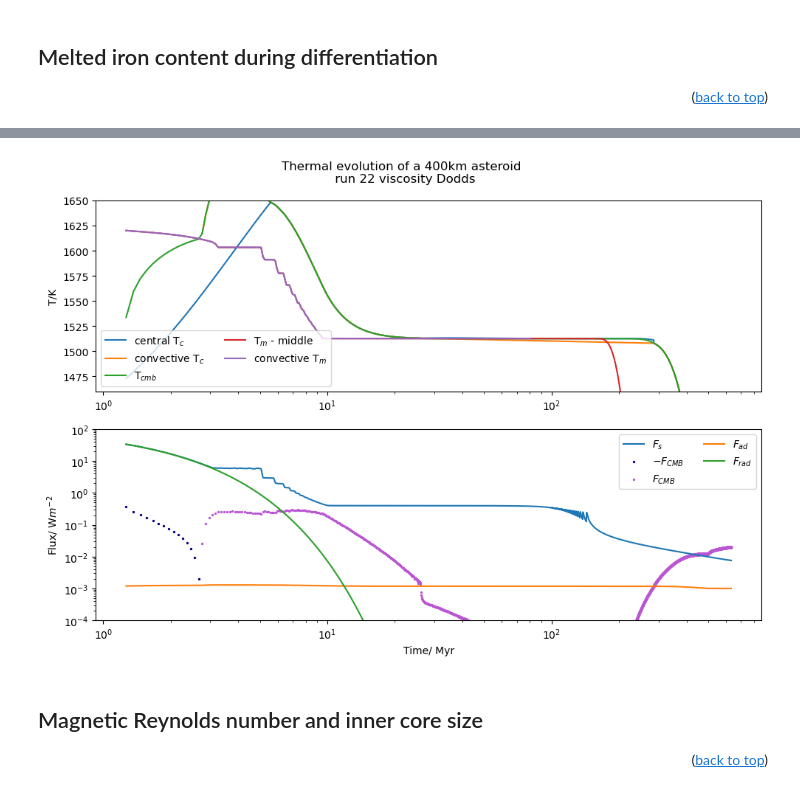
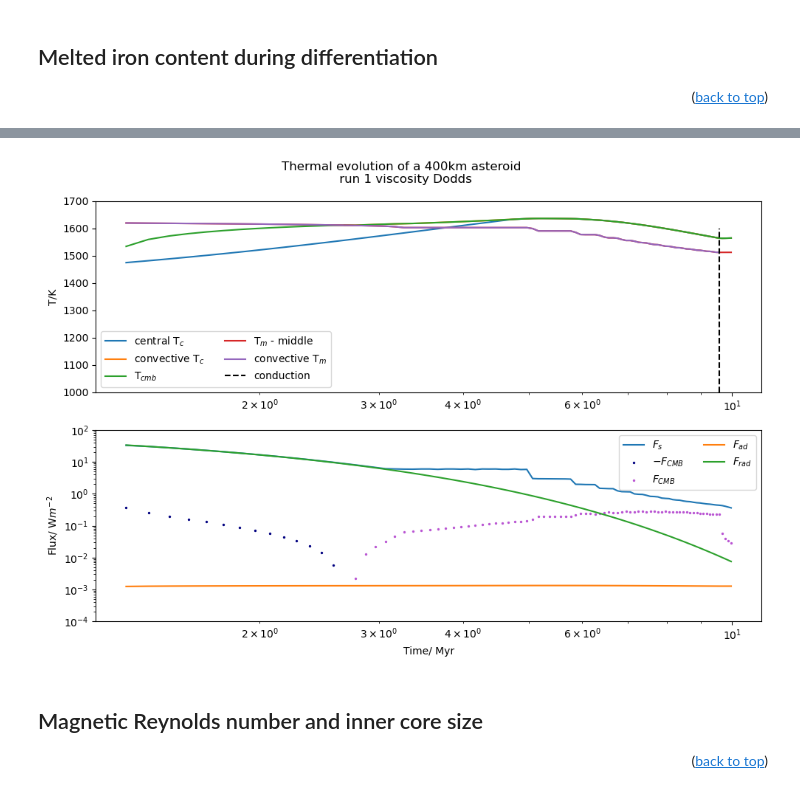
Before and after one commit to Hannah-RS/planetesimal-magnetic-history, a Jupyter notebook: Plotting_scripts/plot_combined.ipynb, the cells around one changed output, grey strips where cells are left out. Cells and saved outputs as stored; diff of their text form; code cells hidden in the pictures.

```diff
--- a/Plotting_scripts/plot_combined.ipynb
+++ b/Plotting_scripts/plot_combined.ipynb
@@ -33,9 +33,9 @@ from plotting_constants import Myr, Tml, Tms
 # %% [markdown]
 Choose run and whether you want to save figure
 # %%
-run=22
+run=1
 save = False # do you want to save your figures?
-conduction = False #does the mantle switch to conduction
+conduction = True #does the mantle switch to conduction
 path = '../Results_combined/' #path to files
 # %% [markdown]
 Load npz files for differentiation
@@ -380,38 +390,37 @@ else:
     #plt.plot(t_plot_t,Tm_surf,label='T$_m$ - surface')
 if conduction == True:
     plt.vlines(cond_t,ymin=min(Tm_surf),ymax=1600,color='black',linestyle='--',label='conduction')
-plt.ylim([1460,1650]) #use these limits when comparing runs
+plt.ylim([1000,1700]) #use these limits when comparing runs
 plt.ylabel('T/K')
 plt.legend(loc='lower left', ncol= 2)
 
 #fluxes as function of time
 plt.subplot(2,1,2)
 
 Fcmb_neg = Fcmb[Fcmb<0]
 Fcmb_pos = Fcmb[Fcmb>0]
 if log_time == True:
     plt.loglog(t_plot_t,Fs,label='$F_s$')
     plt.scatter(t_plot_t[Fcmb<0],abs(Fcmb_neg),label='$-F_{CMB}$',color='navy',s=2)
     plt.scatter(t_plot_t[Fcmb>0],Fcmb_pos,label='$F_{CMB}$',color='mediumorchid',s=2)
     plt.loglog(t_plot_t,Fad,label='$F_{ad}$')
     plt.loglog(t_plot_t,Frad,label='$F_{rad}$')
 else:
     plt.semilogy(t_plot_t,Fs,label='$F_s$')
     plt.scatter(t_plot_t[Fcmb<0],abs(Fcmb_neg),label='$-F_{CMB}$',color='navy',s=2)
     plt.scatter(t_plot_t[Fcmb>0],Fcmb_pos,label='$F_{CMB}$',color='mediumorchid',s=2)
     plt.semilogy(t_plot_t,Fad,label='$F_{ad}$')
     plt.semilogy(t_plot_t,Frad,label='$F_{rad}$')
 plt.xlabel('Time/ Myr')
 
 plt.ylim([1e-4,1e2])   #use these limits when comparing runs
 plt.ylabel('Flux/ W$m^{-2}$')
 plt.legend(loc='upper right',ncol=2)
 
-
 if save == True:
-    plt.savefig('Plots/run_{}_Tflux.png'.format(run),dpi=450)
+    plt.savefig('../Plots/Xs_r_tests/run_{}_Tflux.png'.format(run),dpi=450)
 # %% [output]
-[figure, old version]
+[figure, new version]
 # %% [markdown]
 ## Magnetic Reynolds number and inner core size <a class="anchor" id="Rem"></a>
 <p align="right">(<a href="#top">back to top</a>)</p>
```
Also changed, not shown: parts of 19 cells of this notebook, 1 other file.
